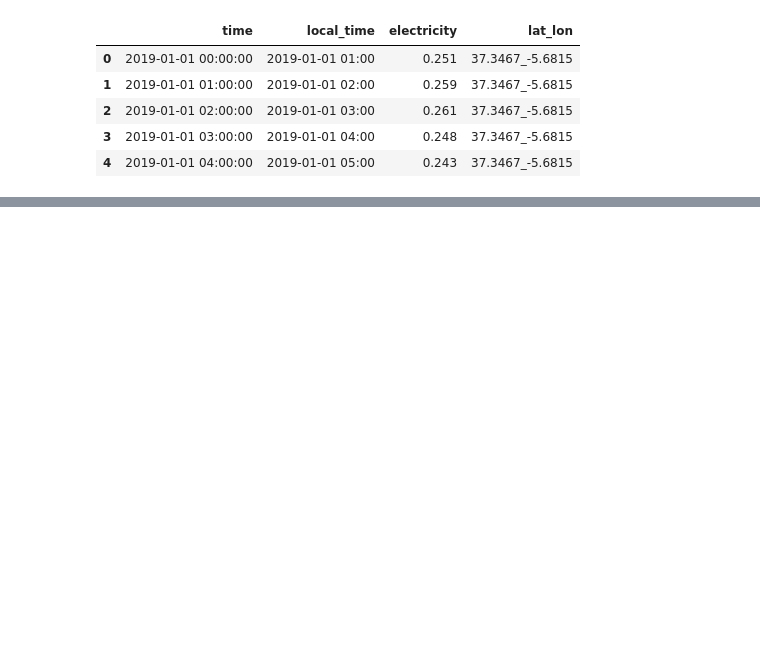
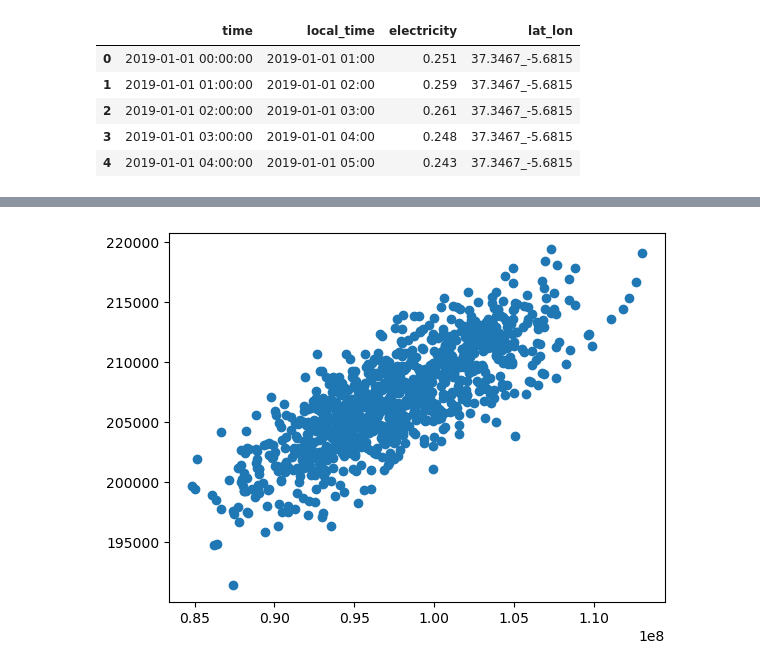
Before and after one commit to marchd1997/EDP_CRM_week, a Jupyter notebook: notebooks/exploration_prices.ipynb, the cells around one changed output, grey strips where cells are left out. Saved outputs shown, nothing was run; the diff lists cells and outputs as text; code cells hidden in the pictures; blank space fills up the shorter version.

```diff
--- a/notebooks/exploration_prices.ipynb
+++ b/notebooks/exploration_prices.ipynb
@@ -77,6 +85,6 @@ df_revenue = df_revenue[['lat_lon','price','electricity','hour','day','month']]
 # compute asset revenue
 df_revenue['revenue'] = df_revenue['price'] * df_revenue['electricity']
 # %%
-df_revenue.groupby(['lat_lon','month'])['revenue'].sum() # Todo: hourly
-df_revenue.pivot_table()
+monthly_rev = pd.pivot_table(df_revenue, values='revenue', index='month', columns='lat_lon', aggfunc='sum')
+monthly_rev
 # %% [output]
@@ -84,3 +105,3 @@ ValueError: No group keys passed!
 # %%
-mask = (prices['day'] == 31) & (prices['month'] == 3) & (prices['year'] == 2025)
-prices[mask]
+cov = monthly_rev.cov()
+exp = monthly_rev.sum()
@@ -112,0 +129,9 @@ prices.loc[89824:89827,:]
+# %%
+# generar inversiones
+n_samples = 1000
+n_locations = monthly_rev.shape[1]
+
+w_np = np.random.uniform(size=(n_samples, n_locations))
+w_np /= w_np.sum(axis=1, keepdims=True)
+df_w = pd.DataFrame(w_np, columns=monthly_rev.columns)
+df_w
@@ -112,0 +152,9 @@ prices.loc[89824:89827,:]
+# %%
+df_plot = pd.DataFrame(data = [], index=df_w.index)
+df_plot['cov'] =  df_w.apply(variance, axis=1, cov=cov)
+df_plot['exp'] = df_w.apply(returns, axis=1, exp=exp)
+# %%
+plt.scatter(x=df_plot['cov'], y=df_plot['exp'])
+plt.show()
+# %% [output]
+[figure, added]
```
Also changed, not shown: parts of 8 cells of this notebook.
